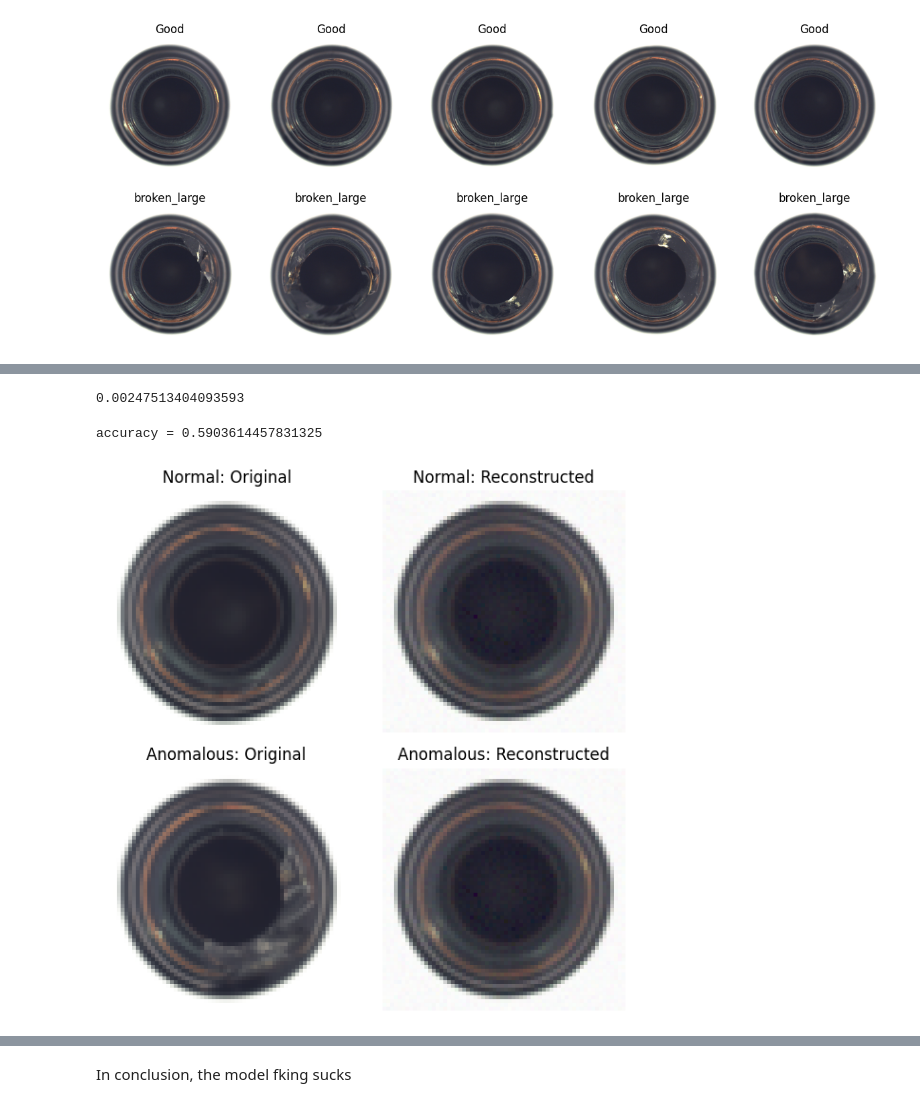
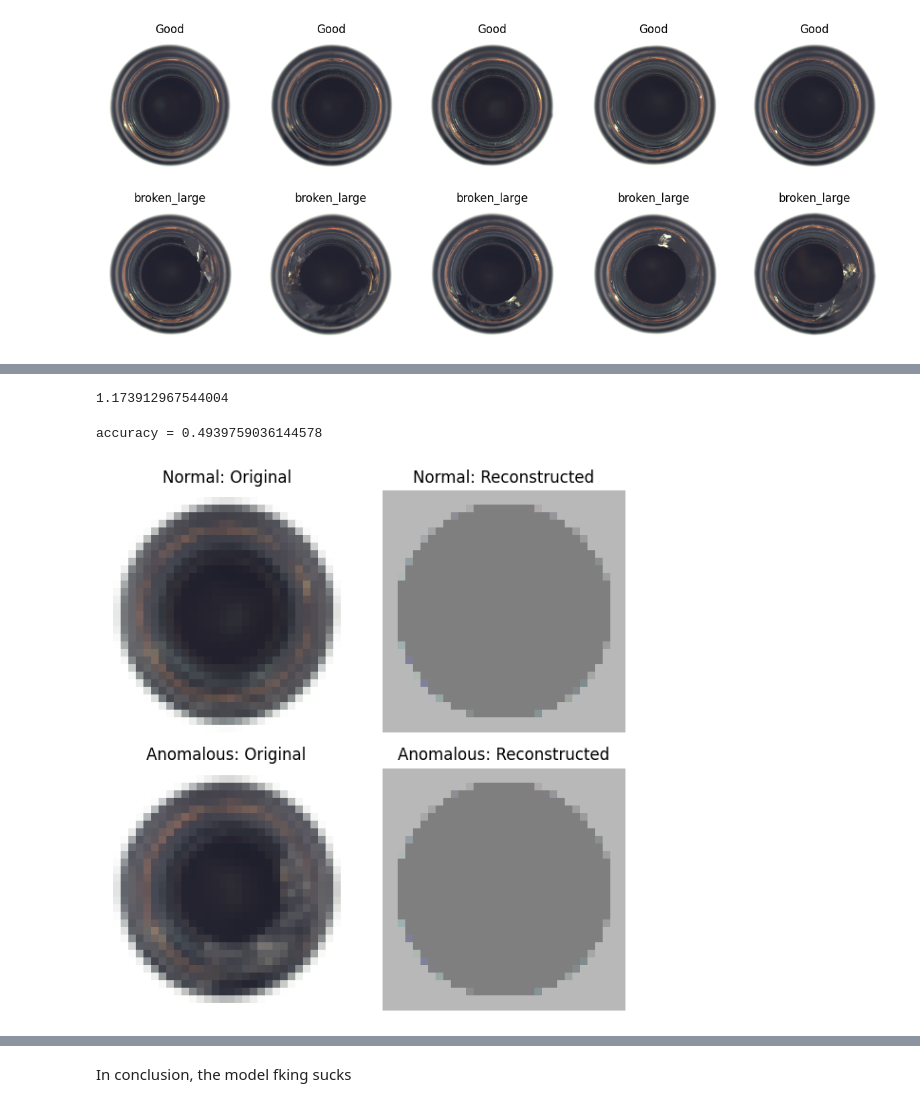
Before and after one commit to xZenshin/Anomaly-Detection, a Jupyter notebook: Anomaly_Detector_3000.ipynb, the cells around one changed output, grey strips where cells are left out. Drawn from its saved outputs; the diff is of its cells as text; code cells hidden in the pictures.

```diff
--- a/Anomaly_Detector_3000.ipynb
+++ b/Anomaly_Detector_3000.ipynb
@@ -64,12 +67,16 @@ from tqdm import tqdm
 from sklearn.metrics import roc_auc_score
 # %%
 class AutoEncoder(nn.Module):
-    def __init__(self, input_dim=64*64*3, hidden_dim=512):
+    def __init__(self, input_dim=32*32*3, hidden_dim=2):
         super(AutoEncoder, self).__init__()
         # Encoder
         self.encoder = nn.Sequential(
             nn.Flatten(),
-            nn.Linear(input_dim, hidden_dim * 2),
+            nn.Linear(input_dim, input_dim // 2),
+            nn.ReLU(),
+            nn.Linear(input_dim // 2, input_dim // 4),
+            nn.ReLU(),
+            nn.Linear(input_dim // 4, hidden_dim * 2),
             nn.ReLU(),
             nn.Linear(hidden_dim * 2, hidden_dim),
             nn.ReLU()
@@ -79,9 +86,13 @@ class AutoEncoder(nn.Module):
         self.decoder = nn.Sequential(
             nn.Linear(hidden_dim, hidden_dim * 2),
             nn.ReLU(),
-            nn.Linear(hidden_dim * 2, input_dim),
+            nn.Linear(hidden_dim * 2, input_dim // 4),
+            nn.ReLU(),
+            nn.Linear(input_dim // 4, input_dim // 2),
+            nn.ReLU(),
+            nn.Linear(input_dim // 2, input_dim),
             nn.Sigmoid(),
-            nn.Unflatten(1,(3, 64, 64))
+            nn.Unflatten(1,(3, 32, 32))
         )
 
     def forward(self, x):
@@ -141,12 +152,13 @@ path = "bottle/bottle/"
 
 
 transform = transforms.Compose([
-    transforms.Resize((64, 64)),
+    transforms.Resize((32, 32)),
     transforms.ToTensor(),
+    transforms.Normalize((0.5, 0.5, 0.5), (0.229, 0.224, 0.225))
 ])
 
 train_dataset = MVTecDataset(path, transform, is_train=True)
-train_loader = DataLoader(train_dataset, batch_size=16, shuffle=True)
+train_loader = DataLoader(train_dataset, batch_size=8, shuffle=True)
 
 test_dataset = MVTecDataset(path, transform, is_train=False)
-test_loader = DataLoader(test_dataset, batch_size=16, shuffle=False)
+test_loader = DataLoader(test_dataset, batch_size=8, shuffle=False)
@@ -230,7 +239,7 @@ def get_anomaly_value(model, test_loader, device='cuda'):
 anomaly_threshold = get_anomaly_value(ae, test_loader)
 print(anomaly_threshold)
 # %% [output]
-0.00247513404093593
+1.173912967544004
 # %%
 def get_predictions(model, loader, threshold, device='cuda', return_all_images=False):
 
@@ -270,7 +279,7 @@ all_images, p, t, r = get_predictions(ae, test_loader, anomaly_threshold, device
 
 print(f"accuracy = {np.mean(p == t)}")
 # %% [output]
-accuracy = 0.5903614457831325
+accuracy = 0.4939759036144578
 # %%
 def plot_original_and_reconstructed_with_anomalies(model, data_loader, device, num_images=1):
     """
@@ -283,7 +292,6 @@ def plot_original_and_reconstructed_with_anomalies(model, data_loader, device, n
         num_images: Number of images to display for both normal and anomalous images.
     """
     model.eval()  # Set the model to evaluation mode
-
     normal_images = []
     normal_reconstructions = []
     anomalous_images = []
@@ -301,45 +309,53 @@ def plot_original_and_reconstructed_with_anomalies(model, data_loader, device, n
             # Separate normal and anomalous images
             for i in range(len(labels)):
                 if labels[i] == 1 and len(normal_images) < num_images:
-                    normal_images.append(batch_data[i])
-                    normal_reconstructions.append(reconstructed[i])
+                    normal_images.append(denormalize(batch_data[i]))
+                    normal_reconstructions.append(denormalize(reconstructed[i]))
                 elif labels[i] == 0 and len(anomalous_images) < num_images:
-                    anomalous_images.append(batch_data[i])
-                    anomalous_reconstructions.append(reconstructed[i])
+                    anomalous_images.append(denormalize(batch_data[i]))
+                    anomalous_reconstructions.append(denormalize(reconstructed[i]))
 
             # Break if we have enough samples for both categories
             if len(normal_images) >= num_images and len(anomalous_images) >= num_images:
                 break
 
     # Plot the images
     fig, axes = plt.subplots(num_images * 2, 2, figsize=(6, num_images * 6))
     for i in range(num_images):
         # Normal images
         axes[2 * i, 0].imshow(normal_images[i].transpose(1, 2, 0))  # CHW to HWC
         axes[2 * i, 0].set_title("Normal: Original")
         axes[2 * i, 0].axis('off')
 
         axes[2 * i, 1].imshow(normal_reconstructions[i].transpose(1, 2, 0))  # CHW to HWC
         axes[2 * i, 1].set_title("Normal: Reconstructed")
         axes[2 * i, 1].axis('off')
 
         # Anomalous images
         axes[2 * i + 1, 0].imshow(anomalous_images[i].transpose(1, 2, 0))  # CHW to HWC
         axes[2 * i + 1, 0].set_title("Anomalous: Original")
         axes[2 * i + 1, 0].axis('off')
 
         axes[2 * i + 1, 1].imshow(anomalous_reconstructions[i].transpose(1, 2, 0))  # CHW to HWC
         axes[2 * i + 1, 1].set_title("Anomalous: Reconstructed")
         axes[2 * i + 1, 1].axis('off')
 
     plt.tight_layout()
     plt.show()
 
+def denormalize(image):
+    mean = (0.5, 0.5, 0.5)
+    std = (0.229, 0.224, 0.225)
+    # Reverse the normalization
+    im = torch.from_numpy(image)
+    for t, m, s in zip(im, mean, std):
+        t.mul_(s).add_(m)  # t = (t * std) + mean
+    return im.numpy()
 
 
 plot_original_and_reconstructed_with_anomalies(ae, test_loader, device)
 # %% [output]
-[figure, old version]
+[figure, new version]
 # %%
 def plot_reconstruction_error1(threshold, recon_error, labels, pred ):
     reconstruction_errors = np.array(recon_error)
```
Also changed, not shown: parts of 8 cells of this notebook.
